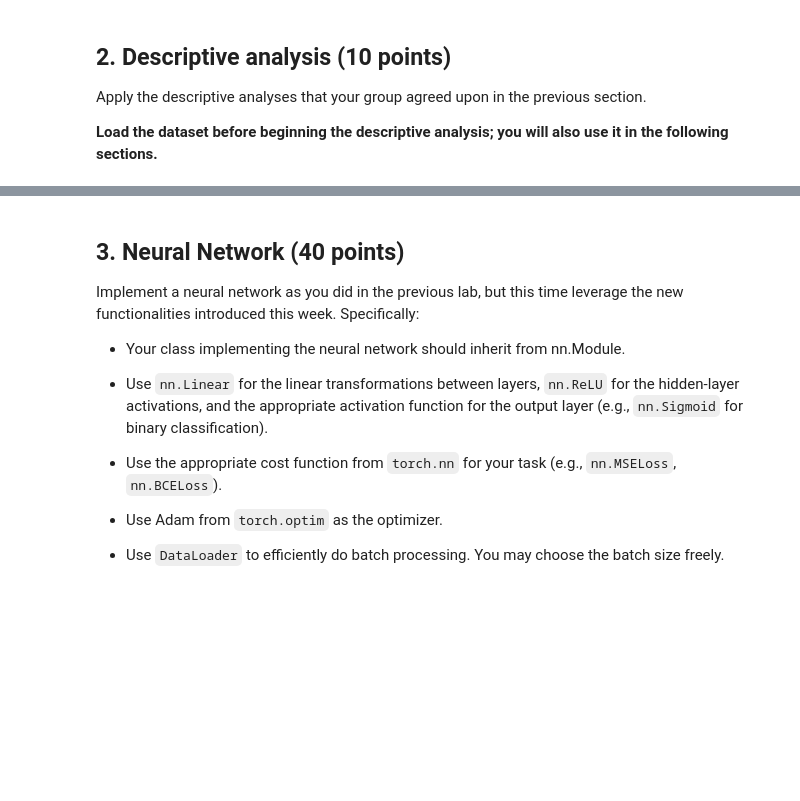
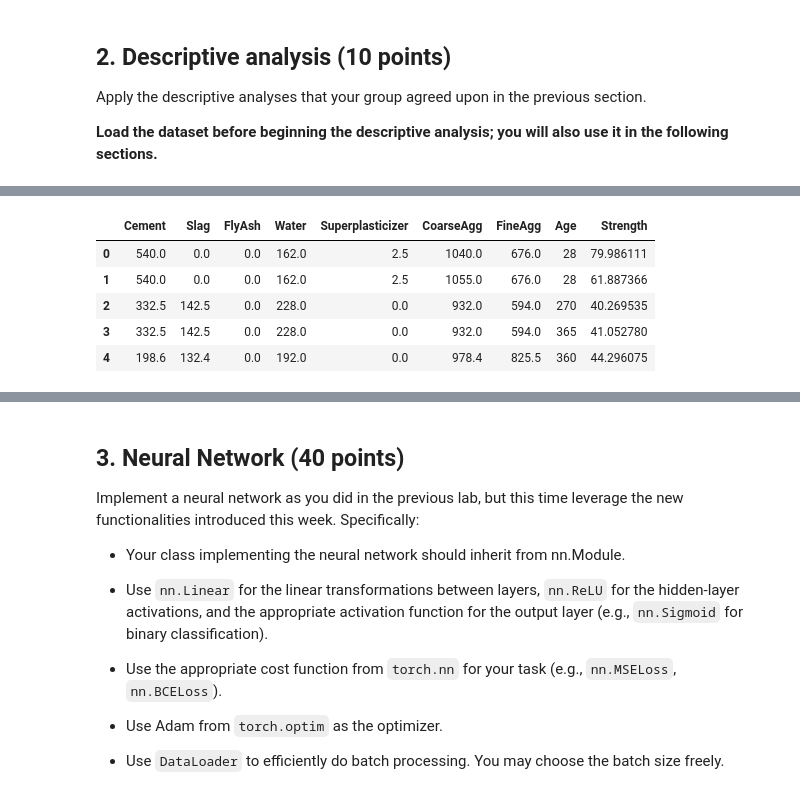
Before and after one commit to yxf9tv/05-neural-networks-real-data, a Jupyter notebook: 05-neural-networks-real-data.ipynb, the cells around one changed output, grey strips where cells are left out. Cells and saved outputs as stored; diff of their text form; code cells hidden in the pictures; blank space fills up the shorter version.

```diff
--- a/05-neural-networks-real-data.ipynb
+++ b/05-neural-networks-real-data.ipynb
@@ -67,0 +114,14 @@ Apply the descriptive analyses that your group agreed upon in the previous secti
+# %%
+# Shorten column names for easier access
+df.columns = ["Cement", "Slag", "FlyAsh", "Water", "Superplasticizer",
+              "CoarseAgg", "FineAgg", "Age", "Strength"]
+features = df.columns[:-1].tolist()
+target = "Strength"
+df.head()
+# %% [output]
+|  | Cement | Slag | FlyAsh | Water | Superplasticizer | CoarseAgg | FineAgg | Age | Strength |
+| 0 | 540.0 | 0.0 | 0.0 | 162.0 | 2.5 | 1040.0 | 676.0 | 28 | 79.986111 |
+| 1 | 540.0 | 0.0 | 0.0 | 162.0 | 2.5 | 1055.0 | 676.0 | 28 | 61.887366 |
+| 2 | 332.5 | 142.5 | 0.0 | 228.0 | 0.0 | 932.0 | 594.0 | 270 | 40.269535 |
+| 3 | 332.5 | 142.5 | 0.0 | 228.0 | 0.0 | 932.0 | 594.0 | 365 | 41.052780 |
+| 4 | 198.6 | 132.4 | 0.0 | 192.0 | 0.0 | 978.4 | 825.5 | 360 | 44.296075 |
```
Also changed, not shown: parts of 8 cells of this notebook.
